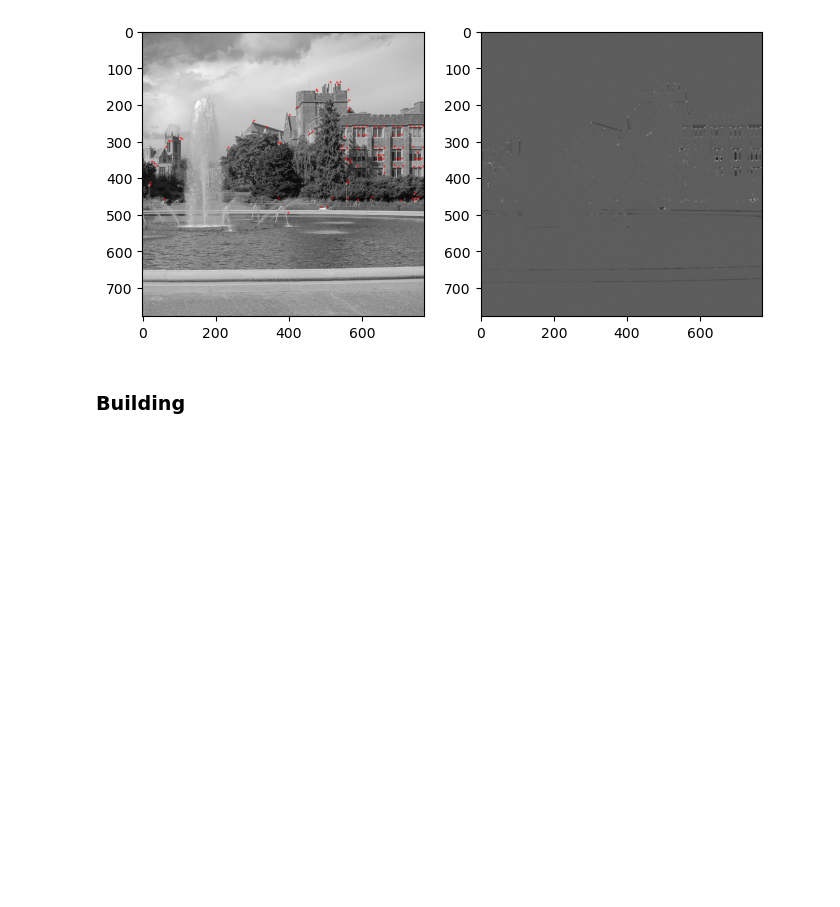
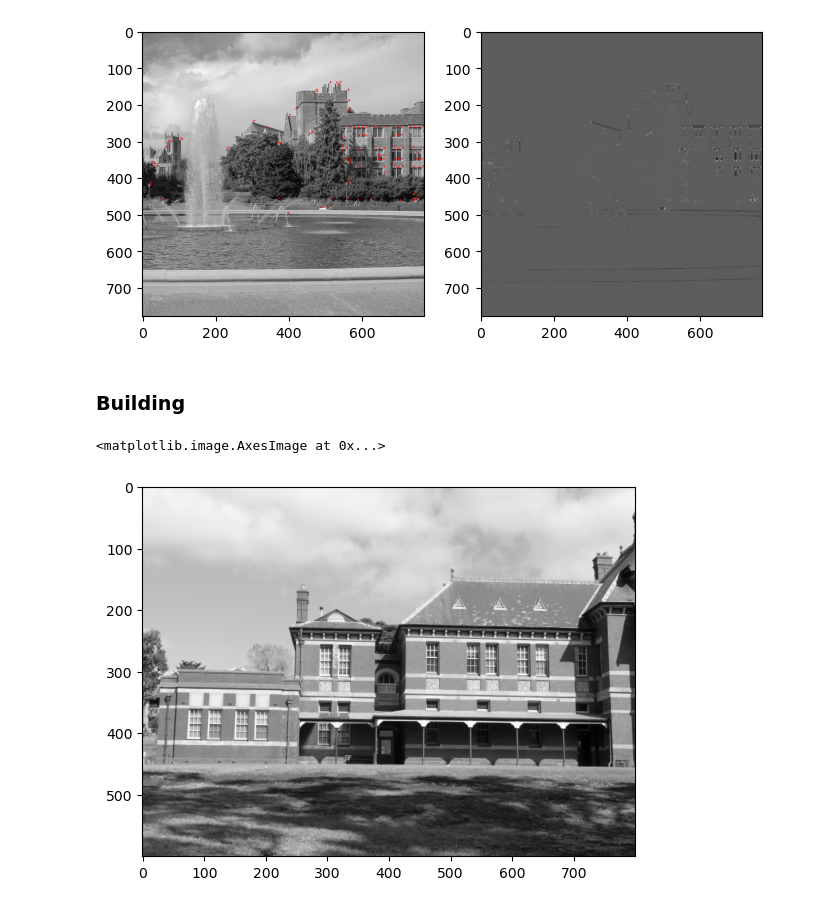
Before and after one commit to MrWlobo/Zaawansowane_Algorytmy_Wizyjne, a Jupyter notebook: Lab06/ZAW_Lab06.ipynb, the cells around one changed output. Drawn from its saved outputs; the diff is of its cells as text; code cells hidden in the pictures; blank space fills up the shorter version.

Commit message:
Added comparison for building images.

```diff
--- a/Lab06/ZAW_Lab06.ipynb
+++ b/Lab06/ZAW_Lab06.ipynb
@@ -106,3 +110,11 @@ axis[1].imshow(fountain_2_H)
 [figure]
 # %% [markdown]
 ### Building
+# %%
+building_1 = images[0]
+building_2 = images[1]
+# %%
+plt.imshow(building_1)
+# %% [output]
+<matplotlib.image.AxesImage at 0x...>
+[figure, added]
```
Also changed, not shown: parts of 5 cells of this notebook.
